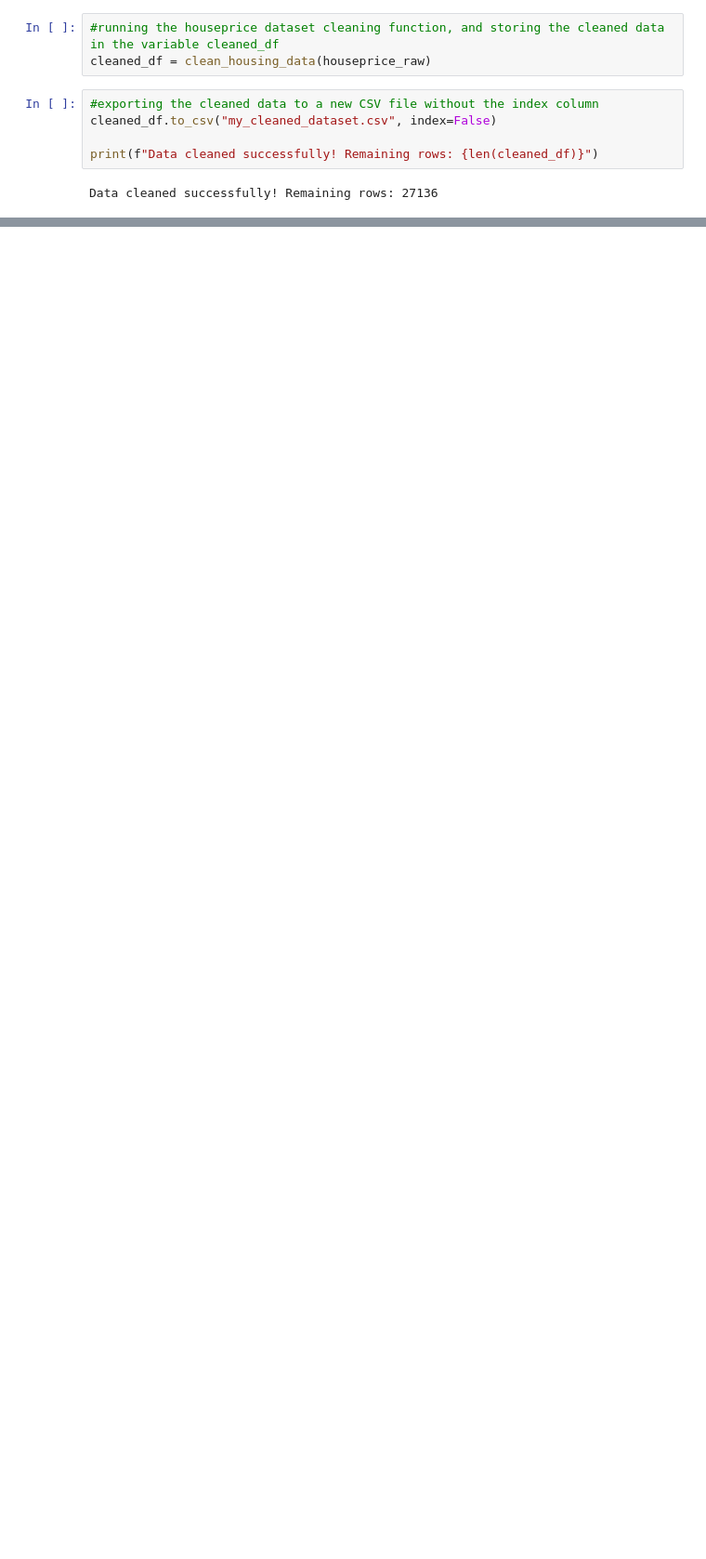
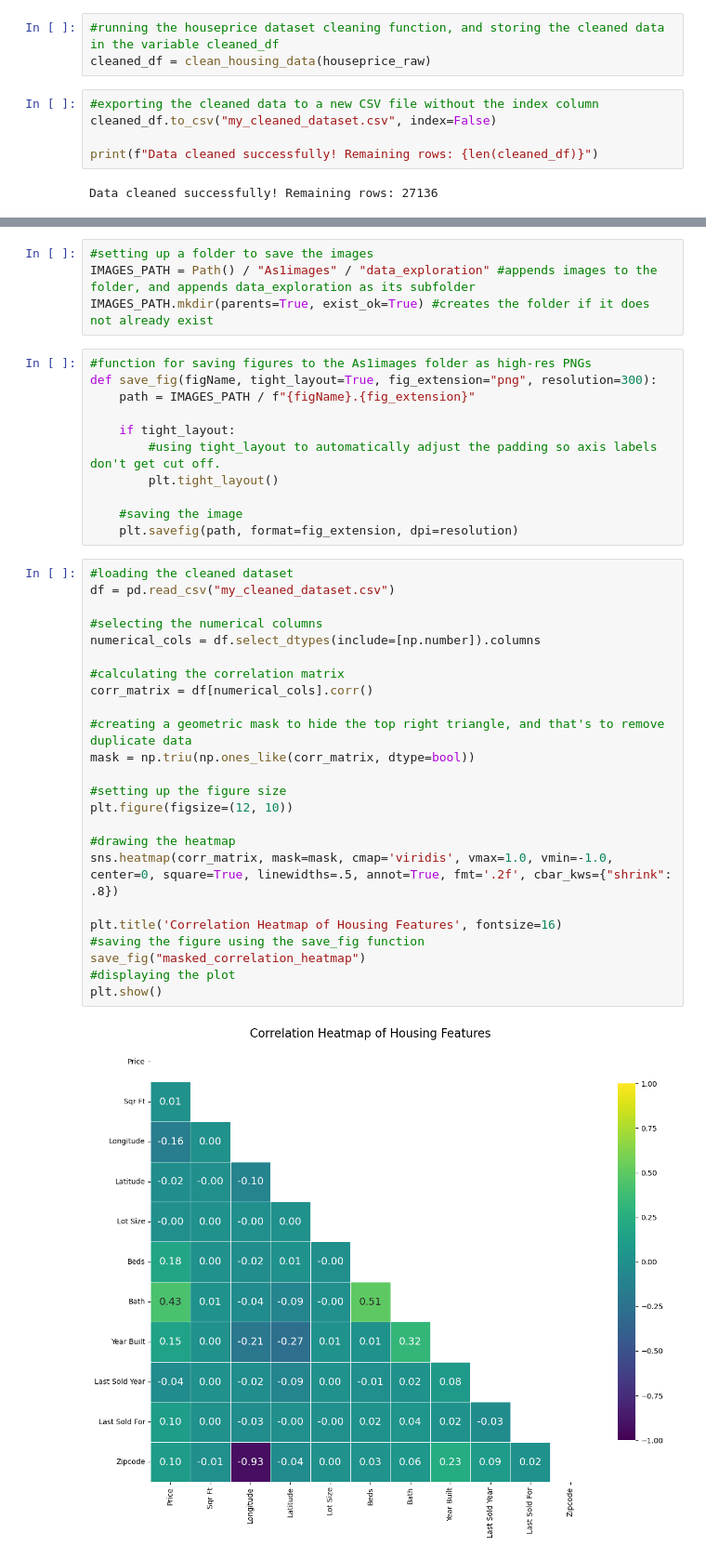
Before and after one commit to CSY2082-2425/House-Price-Prediction-Market-Segmentation, a Jupyter notebook: As1mainAssignment.ipynb, the cells around one changed output, grey strips where cells are left out. Shown at 93% size. Saved outputs shown, nothing was run; the diff lists cells and outputs as text; blank space fills up the shorter version.

Commit message:
creating a correlation heatmap

```diff
--- a/As1mainAssignment.ipynb
+++ b/As1mainAssignment.ipynb
@@ -202,0 +210,41 @@ After cleanig the houseprice dataset using a cleaning function, I want to see th
+# %%
+#setting up a folder to save the images
+IMAGES_PATH = Path() / "As1images" / "data_exploration" #appends images to the folder, and appends data_exploration as its subfolder
+IMAGES_PATH.mkdir(parents=True, exist_ok=True) #creates the folder if it does not already exist
+# %%
+#function for saving figures to the As1images folder as high-res PNGs
+def save_fig(figName, tight_layout=True, fig_extension="png", resolution=300):
+    path = IMAGES_PATH / f"{figName}.{fig_extension}"
+
+    if tight_layout:
+        #using tight_layout to automatically adjust the padding so axis labels don't get cut off.
+        plt.tight_layout()
+
+    #saving the image
+    plt.savefig(path, format=fig_extension, dpi=resolution)
+# %%
+#loading the cleaned dataset
+df = pd.read_csv("my_cleaned_dataset.csv")
+
+#selecting the numerical columns
+numerical_cols = df.select_dtypes(include=[np.number]).columns
+
+#calculating the correlation matrix
+corr_matrix = df[numerical_cols].corr()
+
+#creating a geometric mask to hide the top right triangle, and that's to remove duplicate data
+mask = np.triu(np.ones_like(corr_matrix, dtype=bool))
+
+#setting up the figure size
+plt.figure(figsize=(12, 10))
+
+#drawing the heatmap
+sns.heatmap(corr_matrix, mask=mask, cmap='viridis', vmax=1.0, vmin=-1.0, center=0, square=True, linewidths=.5, annot=True, fmt='.2f', cbar_kws={"shrink": .8})
+
+plt.title('Correlation Heatmap of Housing Features', fontsize=16)
+#saving the figure using the save_fig function
+save_fig("masked_correlation_heatmap")
+#displaying the plot
+plt.show()
+# %% [output]
+[figure, added]
```
Also changed, not shown: parts of 4 cells of this notebook, 2 other files.
